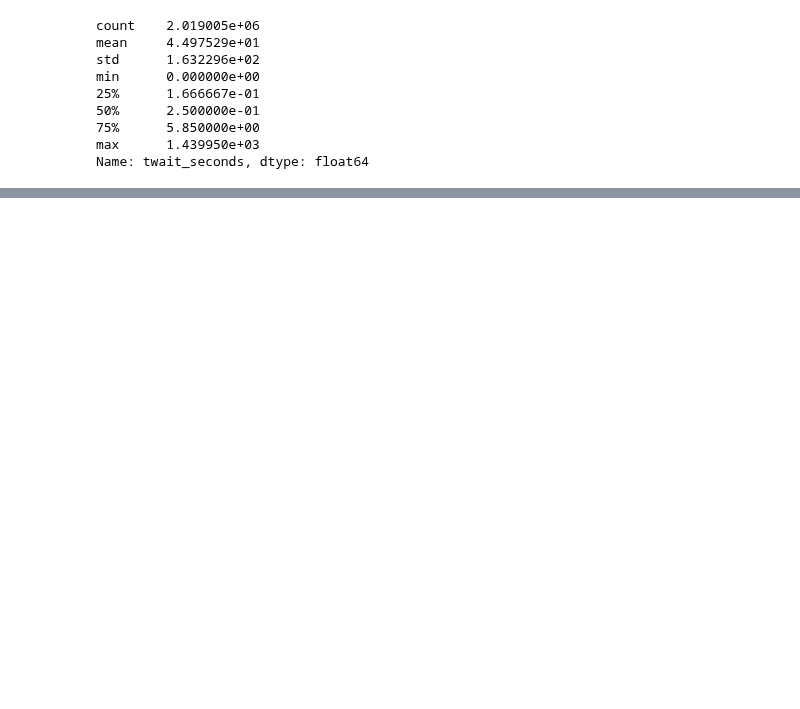
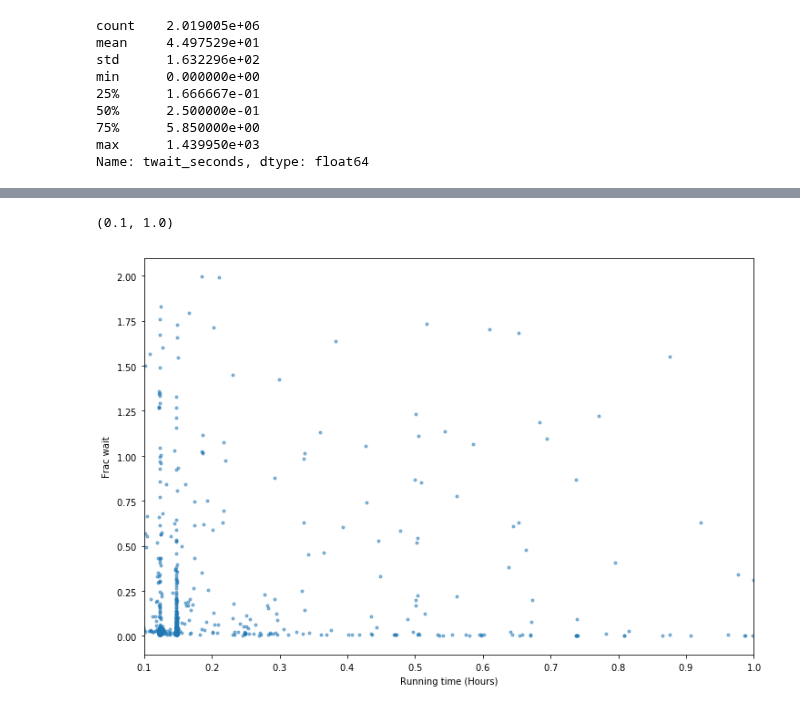
Before and after one commit to prateek-s/scispot, a Jupyter notebook: data/hpc-job-wait-times.ipynb, the cells around one changed output, grey strips where cells are left out. Saved outputs shown, nothing was run; the diff lists cells and outputs as text; code cells hidden in the pictures; blank space fills up the shorter version.

```diff
--- a/data/hpc-job-wait-times.ipynb
+++ b/data/hpc-job-wait-times.ipynb
@@ -142,2 +166,14 @@ dtype: float64
 # %%
 import numpy as np
+# %%
+sampled_cdf = cdf.sample(1000)
+fig, ax = plt.subplots()
+
+fig.set_size_inches((12,8))
+ax.scatter(sampled_cdf['trun_seconds']/3600.0, sampled_cdf['twait_seconds']/sampled_cdf['trun_seconds'],marker='.',alpha=0.5)
+ax.set_xlabel("Running time (Hours)")
+ax.set_ylabel("Frac wait")
+ax.set_xlim((0.1,1.0))
+# %% [output]
+(0.1, 1.0)
+[figure, added]
```
Also changed, not shown: parts of 26 cells of this notebook, 2 other files.
